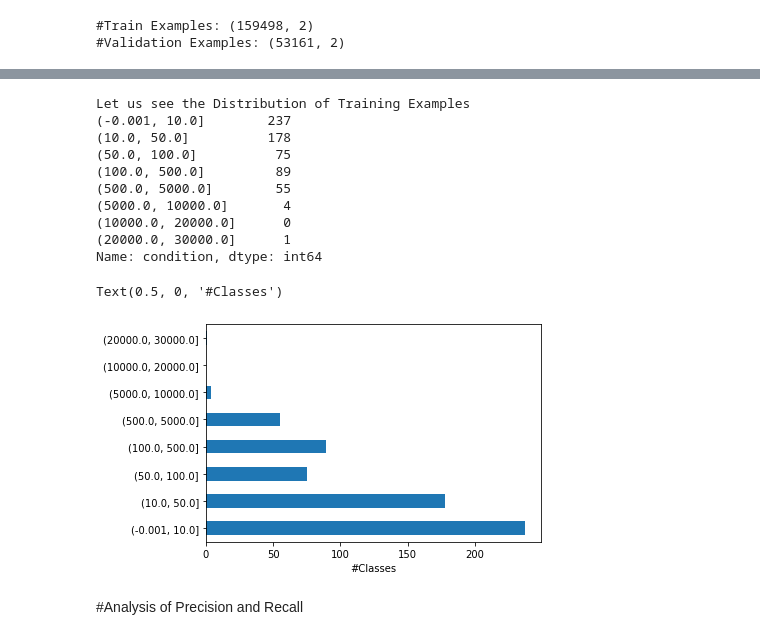
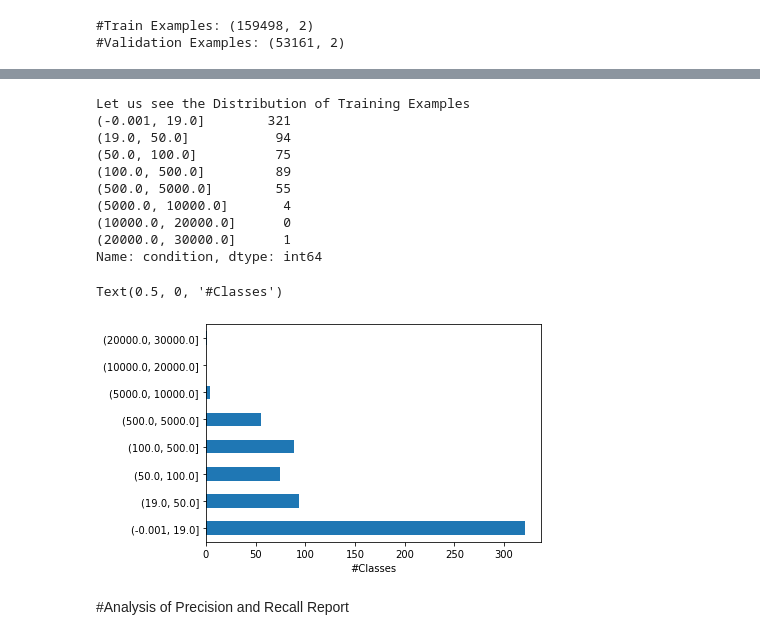
Before and after one commit to dhirajsuvarna/nlp_text_classification, a Jupyter notebook: hackathon/ULMFit_Drug_Review_Classification_Data_Exploration.ipynb, the cells around one changed output, grey strips where cells are left out. Cells and saved outputs as stored; diff of their text form; code cells hidden in the pictures.

```diff
--- a/hackathon/ULMFit_Drug_Review_Classification_Data_Exploration.ipynb
+++ b/hackathon/ULMFit_Drug_Review_Classification_Data_Exploration.ipynb
@@ -129,24 +130,24 @@ print (f"#Validation Examples: {df_valid.shape}")
 #Validation Examples: (53161, 2)
 # %%
 print("Let us see the Distribution of Training Examples")
-train_bins = [0, 10, 50, 100, 500, 5000, 10000, 20000, 30000]
+train_bins = [0, 19, 50, 100, 500, 5000, 10000, 20000, 30000]
 out_train = pd.cut(df_train['condition'].value_counts(), bins=train_bins, include_lowest =True)
 out_train = out_train.value_counts().reindex(out_train.cat.categories)
 print(out_train)
 axes = out_train.plot.barh()
 axes.set_xlabel('#Classes')
 # %% [output]
 Let us see the Distribution of Training Examples
-(-0.001, 10.0]        237
-(10.0, 50.0]          178
+(-0.001, 19.0]        321
+(19.0, 50.0]           94
 (50.0, 100.0]          75
 (100.0, 500.0]         89
 (500.0, 5000.0]        55
 (5000.0, 10000.0]       4
 (10000.0, 20000.0]      0
 (20000.0, 30000.0]      1
 Name: condition, dtype: int64
 Text(0.5, 0, '#Classes')
-[figure, old version]
+[figure, new version]
 # %% [markdown]
-#Analysis of Precision and Recall
+#Analysis of Precision and Recall Report
```
Also changed, not shown: parts of 14 cells of this notebook.
